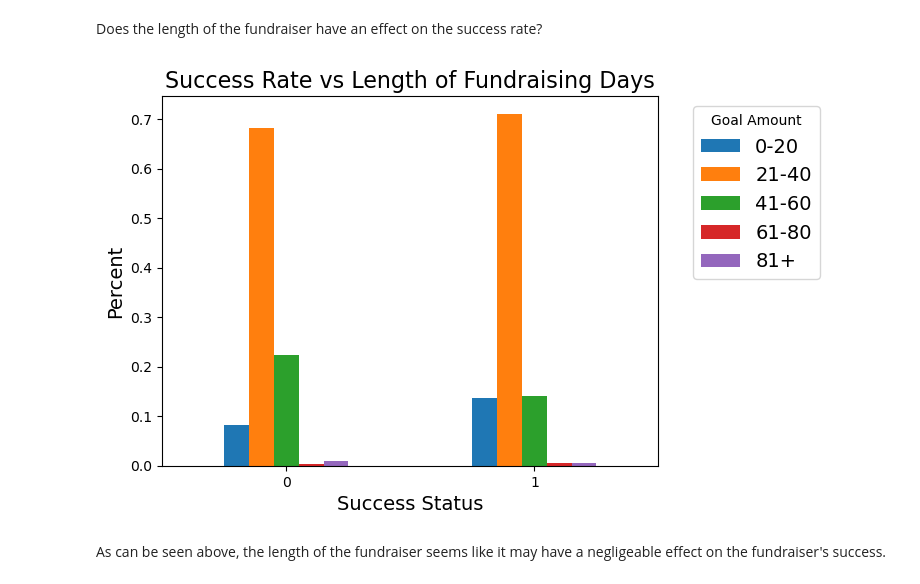
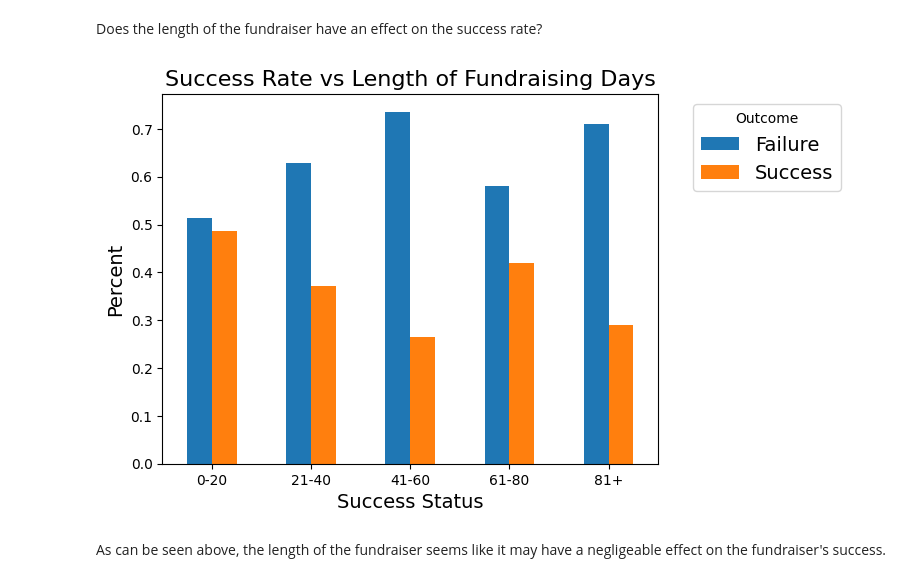
Before and after one commit to connor-bennett/Proejct-Two, a Jupyter notebook: KickStarter.ipynb, the cells around one changed output. Cells and saved outputs as stored; diff of their text form; code cells hidden in the pictures.

```diff
--- a/KickStarter.ipynb
+++ b/KickStarter.ipynb
@@ -70,6 +77,7 @@ Series([], dtype: int64)
 # Convert 'deadline' and 'launched' to datetime if not already
 df['deadline'] = pd.to_datetime(df['deadline'])
 df['launched'] = pd.to_datetime(df['launched'])
+df['launched_month'] = df['launched'].dt.month
 
 # Verify the data types
 print(df.dtypes)
@@ -155,15 +164,18 @@ Does the length of the fundraiser have an effect on the success rate?
 # %%
 dayBins = [0, 20, 40, 60, 80, np.inf]
 dayLabels = ['0-20', '21-40', '41-60', '61-80', '81+']
 
 df['length_of_fund_bins'] = pd.cut(df['length_of_fundraising_days'], bins=dayBins, labels=dayLabels)
 
-ax = pd.crosstab(df['success'], df['length_of_fund_bins'], normalize='index').plot.bar(rot=0);
+ax = pd.crosstab(df['length_of_fund_bins'], df['success'], normalize='index').plot.bar(rot=0);
 plt.title('Success Rate vs Length of Fundraising Days', fontsize=16)
 plt.xlabel('Success Status', fontsize=14)
 plt.ylabel('Percent', fontsize=14)
-ax.legend(bbox_to_anchor=(1.05, 1), loc='upper left', fontsize=14, title="Goal Amount");
+legend_labels = {0: 'Failure', 1: 'Success'}
+handles, labels = ax.get_legend_handles_labels()
+ax.legend(handles, [legend_labels[int(label)] for label in labels],
+          bbox_to_anchor=(1.05, 1), loc='upper left', fontsize=14, title="Outcome");
 # %% [output]
-[figure, old version]
+[figure, new version]
 # %% [markdown]
 As can be seen above, the length of the fundraiser seems like it may have a negligeable effect on the fundraiser's success.
```
Also changed, not shown: parts of 15 cells of this notebook.
